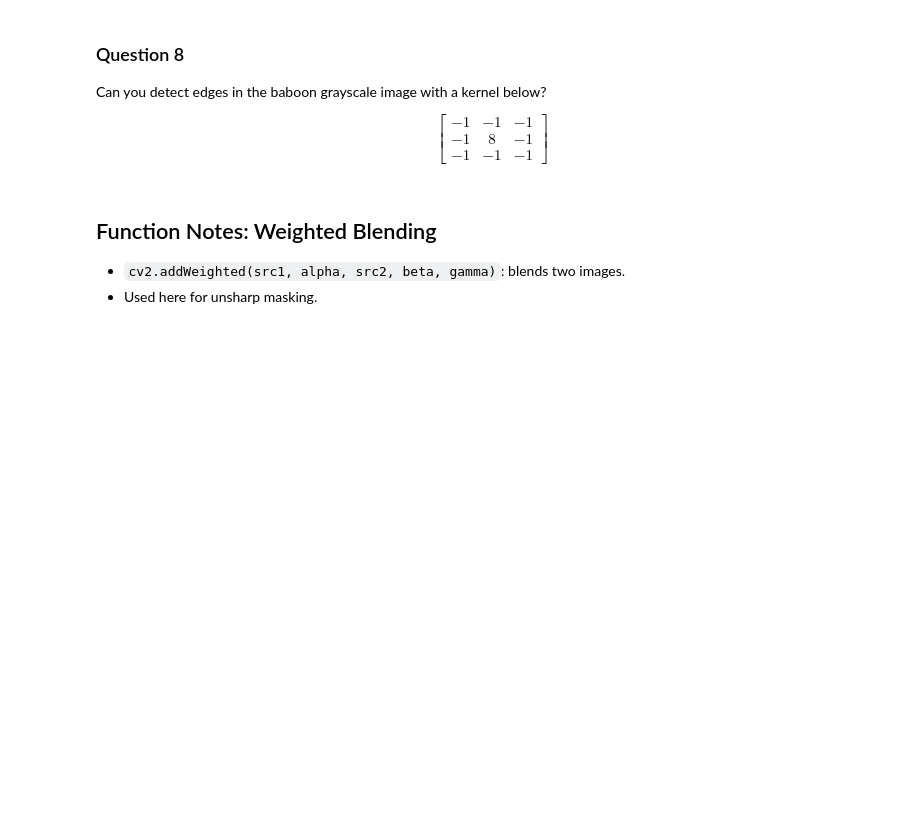
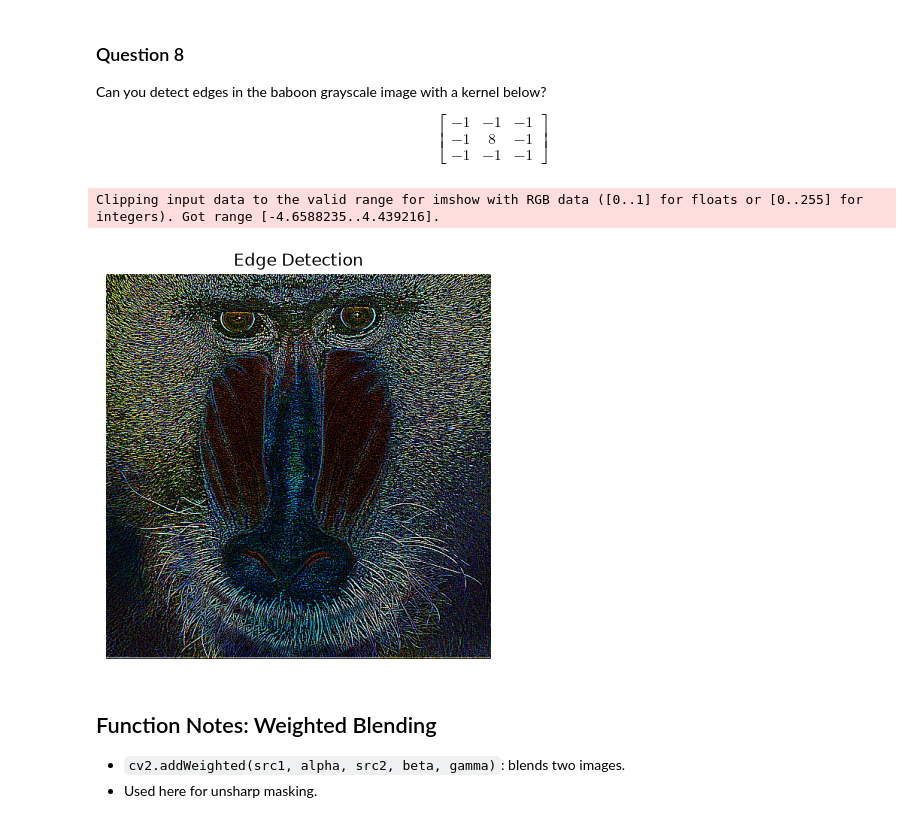
Before and after one commit to evanzkl/LENA, a Jupyter notebook: assignment/A2/image_processing_assignment_blank.ipynb, the cells around one changed output. Saved outputs shown, nothing was run; the diff lists cells and outputs as text; code cells hidden in the pictures; blank space fills up the shorter version.

```diff
--- a/assignment/A2/image_processing_assignment_blank.ipynb
+++ b/assignment/A2/image_processing_assignment_blank.ipynb
@@ -178,6 +188,21 @@ $$
 -1 & -1 & -1
 \end{bmatrix}
 $$
+# %%
+edge_detect = np.array([[-1, -1, -1],
+                        [-1, 8, -1],
+                        [-1, -1, -1]], dtype=np.float32)
+
+baboon_edge_detected = cv2.filter2D(baboon_plt, ddepth=-1, kernel=edge_detect)
+
+plt.figure(figsize=(10, 5))
+plt.imshow(baboon_edge_detected)
+plt.title("Edge Detection")
+plt.axis('off')
+plt.show()
+# %% [output]
+Clipping input data to the valid range for imshow with RGB data ([0..1] for floats or [0..255] for integers). Got range [-4.6588235..4.439216].
+[figure, added]
 # %% [markdown]
 ## Function Notes: Weighted Blending
 - `cv2.addWeighted(src1, alpha, src2, beta, gamma)`: blends two images.
```
Also changed, not shown: parts of 5 cells of this notebook, 1 other file.
